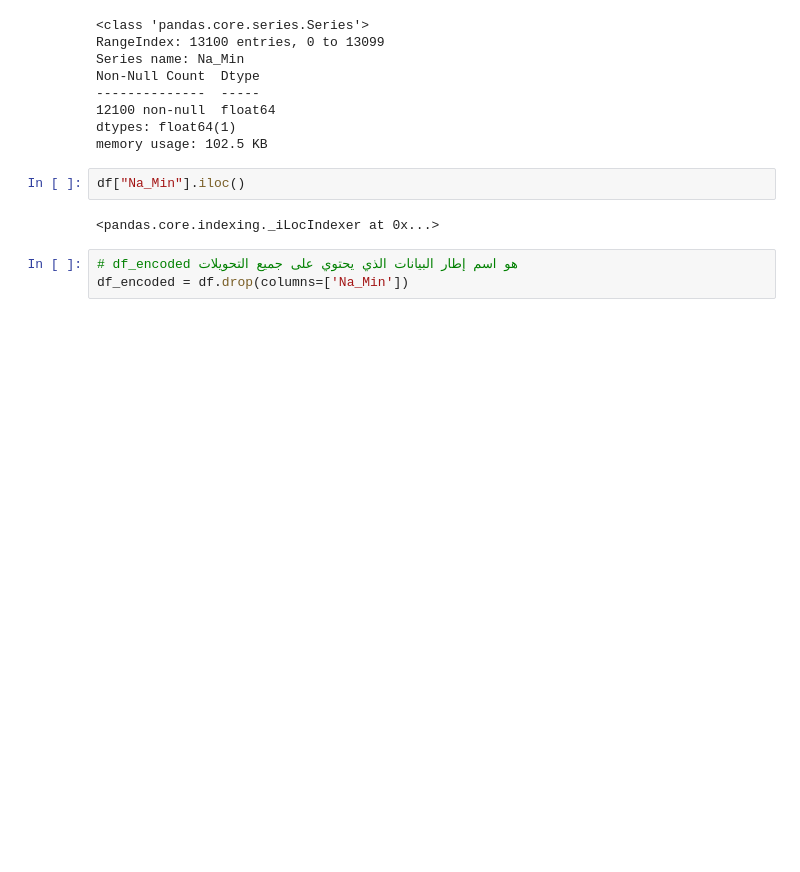
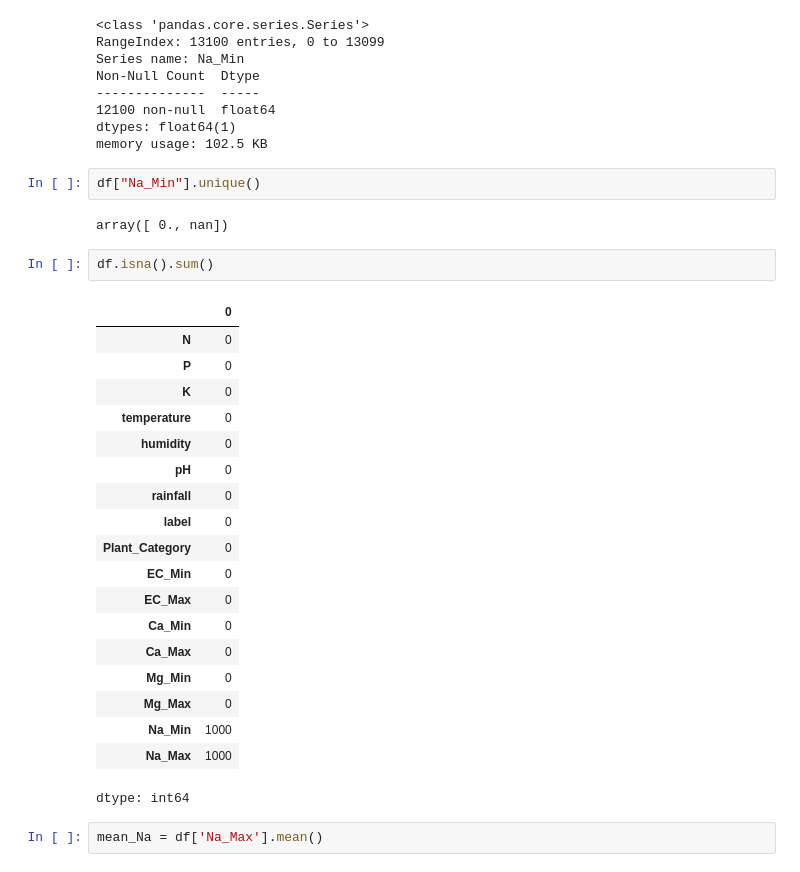
Before and after one commit to MostafaDEShmed/Graduation_Project, a Jupyter notebook: Graduation_Project.ipynb, the cells around one changed output. Saved outputs shown, nothing was run; the diff lists cells and outputs as text; blank space fills up the shorter version.

```diff
--- a/Graduation_Project.ipynb
+++ b/Graduation_Project.ipynb
@@ -158,9 +142,30 @@ Non-Null Count  Dtype
 dtypes: float64(1)
 memory usage: 102.5 KB
 # %%
-df["Na_Min"].iloc()
+df["Na_Min"].unique()
 # %% [output]
-<pandas.core.indexing._iLocIndexer at 0x...>
+array([ 0., nan])
-# %%
-# df_encoded هو اسم إطار البيانات الذي يحتوي على جميع التحويلات
-df_encoded = df.drop(columns=['Na_Min'])
+# %%
+df.isna().sum()
+# %% [output]
+|  | 0 |
+| N | 0 |
+| P | 0 |
+| K | 0 |
+| temperature | 0 |
+| humidity | 0 |
+| pH | 0 |
+| rainfall | 0 |
+| label | 0 |
+| Plant_Category | 0 |
+| EC_Min | 0 |
+| EC_Max | 0 |
+| Ca_Min | 0 |
+| Ca_Max | 0 |
+| Mg_Min | 0 |
+| Mg_Max | 0 |
+| Na_Min | 1000 |
+| Na_Max | 1000 |
+dtype: int64
+# %%
+mean_Na = df['Na_Max'].mean()
```
Also changed, not shown: parts of 13 cells of this notebook.
